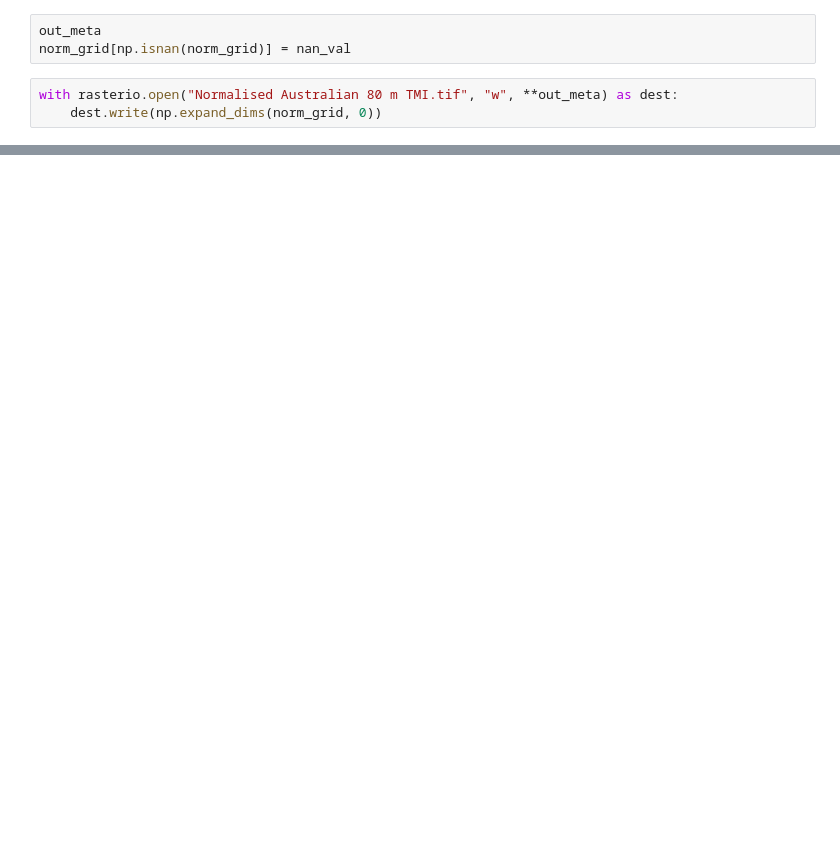
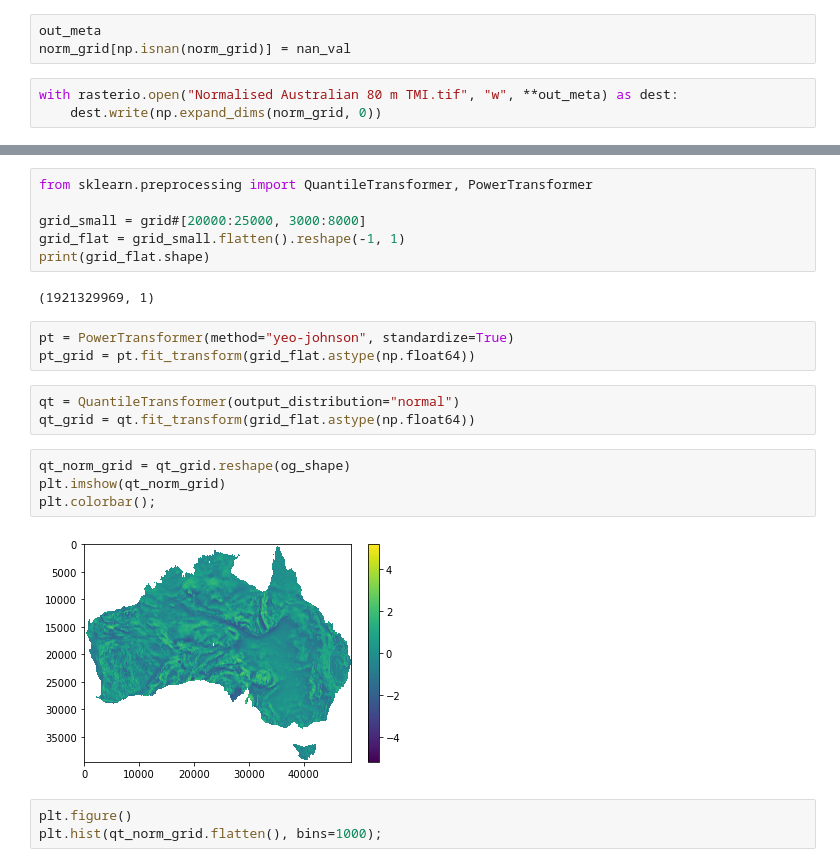
Before and after one commit to LSgeo/SRvey, a Jupyter notebook: utils/Normalisation study.ipynb, the cells around one changed output, grey strips where cells are left out. Drawn from its saved outputs; the diff is of its cells as text; blank space fills up the shorter version.

```diff
--- a/utils/Normalisation study.ipynb
+++ b/utils/Normalisation study.ipynb
@@ -169,0 +162,23 @@ plt.axvline(0, c='r', ls='--')
+# %%
+from sklearn.preprocessing import QuantileTransformer, PowerTransformer
+
+grid_small = grid#[20000:25000, 3000:8000]
+grid_flat = grid_small.flatten().reshape(-1, 1)
+print(grid_flat.shape)
+# %% [output]
+(1921329969, 1)
+# %%
+pt = PowerTransformer(method="yeo-johnson", standardize=True)
+pt_grid = pt.fit_transform(grid_flat.astype(np.float64))
+# %%
+qt = QuantileTransformer(output_distribution="normal")
+qt_grid = qt.fit_transform(grid_flat.astype(np.float64))
+# %%
+qt_norm_grid = qt_grid.reshape(og_shape)
+plt.imshow(qt_norm_grid)
+plt.colorbar();
+# %% [output]
+[figure, added]
+# %%
+plt.figure()
+plt.hist(qt_norm_grid.flatten(), bins=1000);
```
Also changed, not shown: parts of 13 cells of this notebook, 1 other file.
